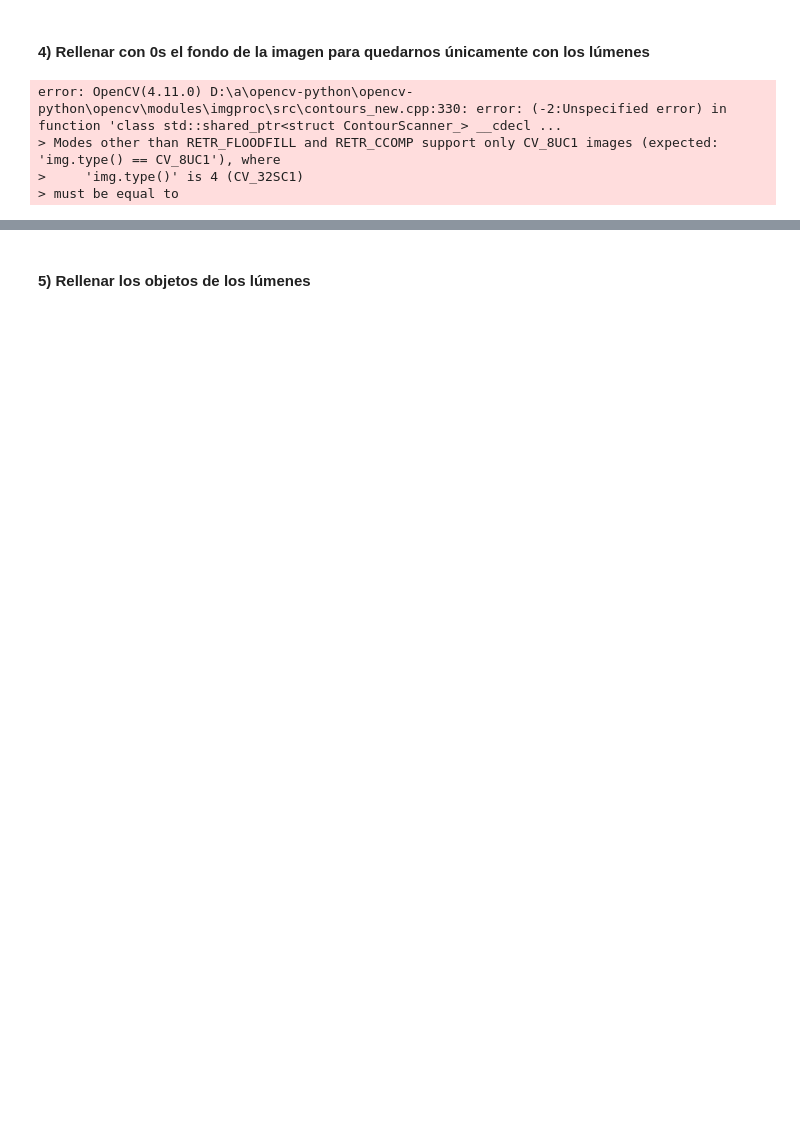
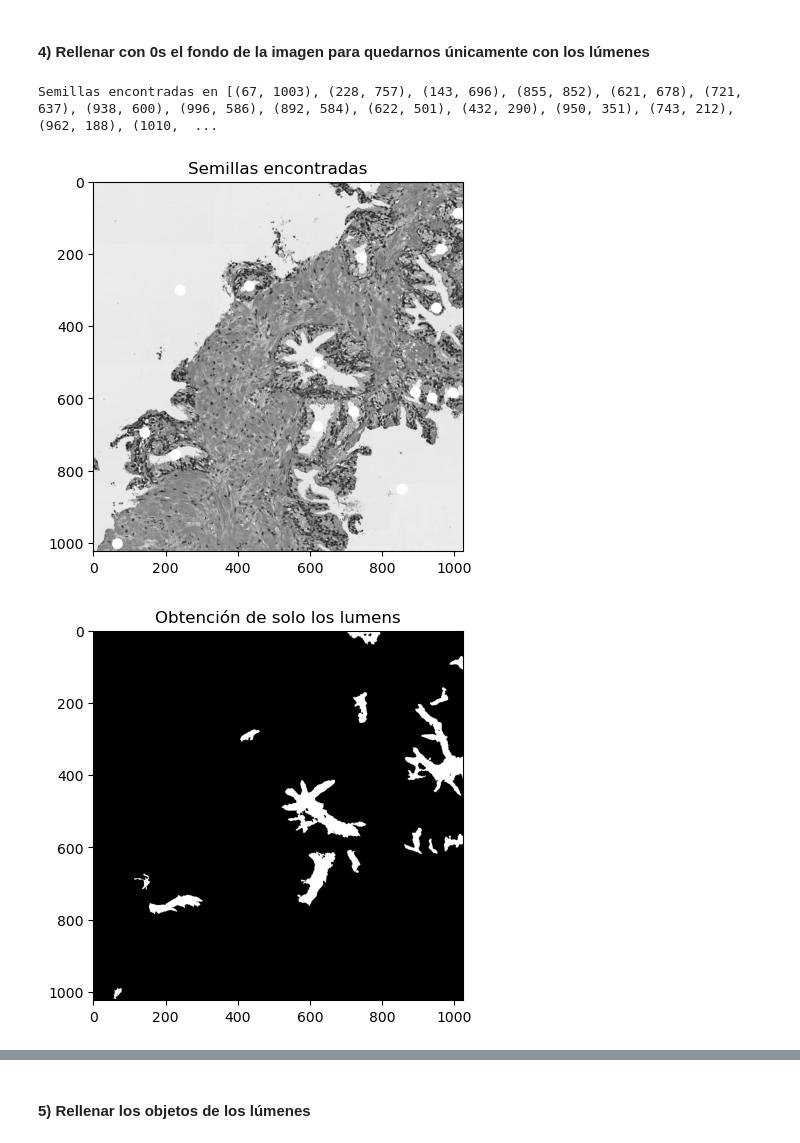
Before and after one commit to Astolfo2332/VIU_act, a Jupyter notebook: supervisado/Actividad_Computer_Vision_C1_Miguel_Lopez_Velez.ipynb, the cells around one changed output, grey strips where cells are left out. Cells and saved outputs as stored; diff of their text form; code cells hidden in the pictures; blank space fills up the shorter version.

```diff
--- a/supervisado/Actividad_Computer_Vision_C1_Miguel_Lopez_Velez.ipynb
+++ b/supervisado/Actividad_Computer_Vision_C1_Miguel_Lopez_Velez.ipynb
@@ -131,52 +132,59 @@ import numpy as np
 def find_seeds(mask):
 
     labeled, num_features = measure.label(mask, return_num=True)
+    labeled = cv2.convertScaleAbs(labeled)
 
     seeds = []
-    contours, _ = cv2.findContours(labeled *255, cv2.RETR_EXTERNAL, cv2.CHAIN_APPROX_SIMPLE)
+    contours, _ = cv2.findContours(labeled, cv2.RETR_EXTERNAL, cv2.CHAIN_APPROX_SIMPLE)
     for contour in contours:
         M = cv2.moments(contour)
         if M['m00'] > 0:
             cx = int(M['m10'] / M['m00'])
             cy = int(M['m01'] / M['m00'])
             seeds.append((cx, cy))
-    return seeds
+    return seeds, labeled
 
 def apply_flood_fill(img, seeds):
 
     h, w = img.shape
     ref = np.zeros((h+2, w+2), np.uint8)
 
     img_copy = img.copy()
 
-    # seeds = [(600, 350), (400, 50)]
+    seeds = [(0, 0),(1000, 1000)]
 
     for seed in seeds:
-        cv2.floodFill(img_copy, ref, tuple(seed), 0)
+        cv2.floodFill(img_copy, None, seed, 0)
 
-    return ref
+    # cv2.floodFill(img_copy, None, (0, 0), 255)
 
-seeds = find_seeds(mask_small)
+    img_copy = cv2.bitwise_not(img_copy)
 
+    return img_copy
 
-new_mask = apply_flood_fill(img, seeds)
+seeds, labeled = find_seeds(mask_small)
+
+new_mask = apply_flood_fill(mask_small *255, seeds)
+new_mask = cv2.bitwise_not(new_mask)
 
 img_copy = img.copy()
 
 for seed in seeds:
     cv2.circle(img_copy, tuple(seed) , 5, 255, thickness=20)
 
 print("Semillas encontradas en", seeds)
 plt.title("Semillas encontradas")
 plt.imshow(img_copy, cmap="gray")
 plt.show()
 
-
 plt.title("Obtención de solo los lumens")
 plt.imshow(new_mask, cmap="gray")
 plt.show()
+
+plt.title("Subsecciones de la mascara")
+plt.imshow(labeled, cmap="gray")
+plt.show()
 # %% [output]
-error: OpenCV(4.11.0) D:\a\opencv-python\opencv-python\opencv\modules\imgproc\src\contours_new.cpp:330: error: (-2:Unspecified error) in function 'class std::shared_ptr<struct ContourScanner_> __cdecl ...
-> Modes other than RETR_FLOODFILL and RETR_CCOMP support only CV_8UC1 images (expected: 'img.type() == CV_8UC1'), where
->     'img.type()' is 4 (CV_32SC1)
-> must be equal to
+Semillas encontradas en [(67, 1003), (228, 757), (143, 696), (855, 852), (621, 678), (721, 637), (938, 600), (996, 586), (892, 584), (622, 501), (432, 290), (950, 351), (743, 212), (962, 188), (1010,  ...
+[figure, added]
+[figure, added]
```
Also changed, not shown: parts of 11 cells of this notebook.
